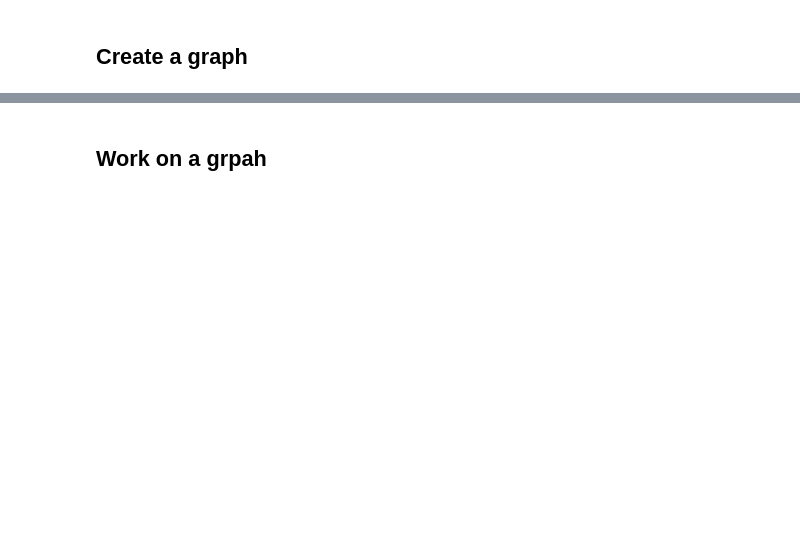
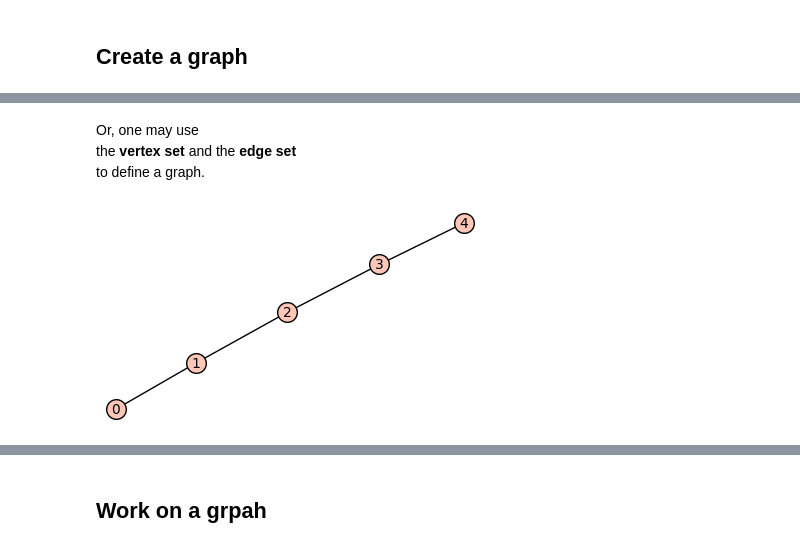
Before and after one commit to jephianlin/SageableMath, a Jupyter notebook: ModularSage/MRC2020-Graphs-and-zero-forcing.ipynb, the cells around one changed output, grey strips where cells are left out. Drawn from its saved outputs; the diff is of its cells as text; code cells hidden in the pictures; blank space fills up the shorter version.

```diff
--- a/ModularSage/MRC2020-Graphs-and-zero-forcing.ipynb
+++ b/ModularSage/MRC2020-Graphs-and-zero-forcing.ipynb
@@ -7,0 +18,11 @@ This work by Jephian Lin is licensed under a [Creative Commons Attribution 4.0 I
+# %% [markdown]
+Or, one may use
+the **vertex set** and the **edge set**
+to define a graph.
+# %%
+V = [0,1,2,3,4]
+E = [(0,1), (1,2), (2,3), (3,4)]
+g = Graph([V,E])
+g.show()
+# %% [output]
+[figure, added]
```
Also changed, not shown: parts of 27 cells of this notebook.
